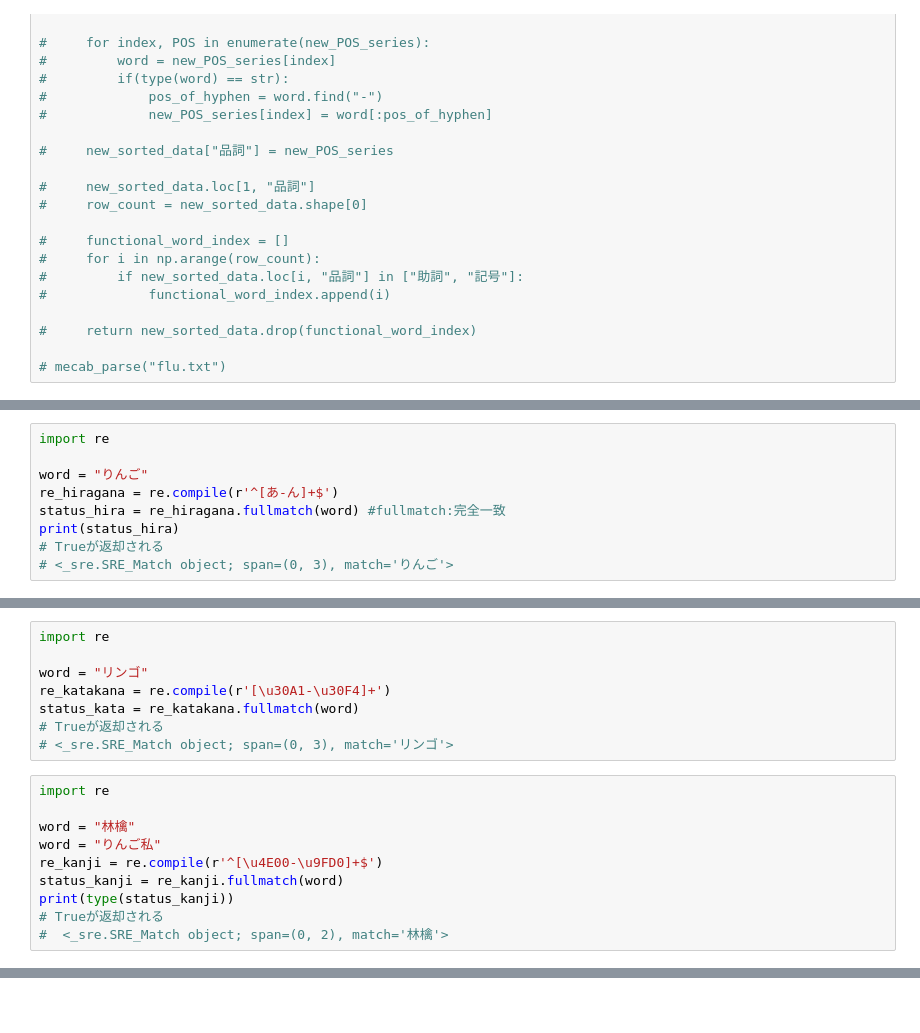
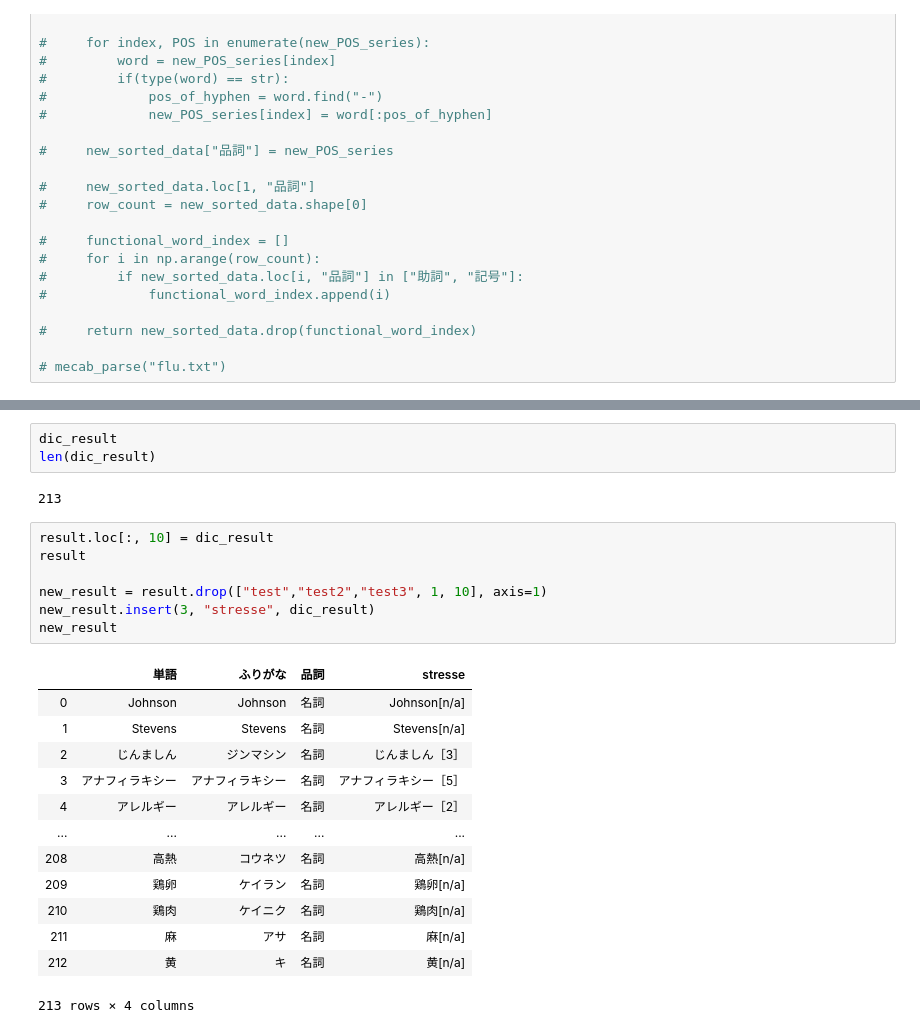
Before and after one commit to raylauxes/Japanese-Vocabulary-Generator, a Jupyter notebook: Crawler.ipynb, the cells around one changed output, grey strips where cells are left out. Drawn from its saved outputs; the diff is of its cells as text; blank space fills up the shorter version.

```diff
--- a/Crawler.ipynb
+++ b/Crawler.ipynb
@@ -610,9 +591,0 @@ mecab_parse("flu.txt")
-# %%
-import re
-
-word = "りんご"
-re_hiragana = re.compile(r'^[あ-ん]+$')
-status_hira = re_hiragana.fullmatch(word) #fullmatch:完全一致
-print(status_hira)
-# Trueが返却される
-# <_sre.SRE_Match object; span=(0, 3), match='りんご'>
@@ -621,18 +591,0 @@ print(status_hira)
-# %%
-import re
-
-word = "リンゴ"
-re_katakana = re.compile(r'[\u30A1-\u30F4]+')
-status_kata = re_katakana.fullmatch(word)
-# Trueが返却される
-# <_sre.SRE_Match object; span=(0, 3), match='リンゴ'>
-# %%
-import re
-
-word = "林檎"
-word = "りんご私"
-re_kanji = re.compile(r'^[\u4E00-\u9FD0]+$')
-status_kanji = re_kanji.fullmatch(word)
-print(type(status_kanji))
-# Trueが返却される
-#  <_sre.SRE_Match object; span=(0, 2), match='林檎'>
@@ -640,0 +664,26 @@ print(type(status_kanji))
+# %%
+dic_result
+len(dic_result)
+# %% [output]
+213
+# %%
+result.loc[:, 10] = dic_result
+result
+
+new_result = result.drop(["test","test2","test3", 1, 10], axis=1)
+new_result.insert(3, "stresse", dic_result)
+new_result
+# %% [output]
+|  | 単語 | ふりがな | 品詞 | stresse |
+| 0 | Johnson | Johnson | 名詞 | Johnson[n/a] |
+| 1 | Stevens | Stevens | 名詞 | Stevens[n/a] |
+| 2 | じんましん | ジンマシン | 名詞 | じんましん［3］ |
+| 3 | アナフィラキシー | アナフィラキシー | 名詞 | アナフィラキシー［5］ |
+| 4 | アレルギー | アレルギー | 名詞 | アレルギー［2］ |
+| ... | ... | ... | ... | ... |
+| 208 | 高熱 | コウネツ | 名詞 | 高熱[n/a] |
+| 209 | 鶏卵 | ケイラン | 名詞 | 鶏卵[n/a] |
+| 210 | 鶏肉 | ケイニク | 名詞 | 鶏肉[n/a] |
+| 211 | 麻 | アサ | 名詞 | 麻[n/a] |
+| 212 | 黄 | キ | 名詞 | 黄[n/a] |
+213 rows × 4 columns
```
Also changed, not shown: parts of 11 cells of this notebook.
